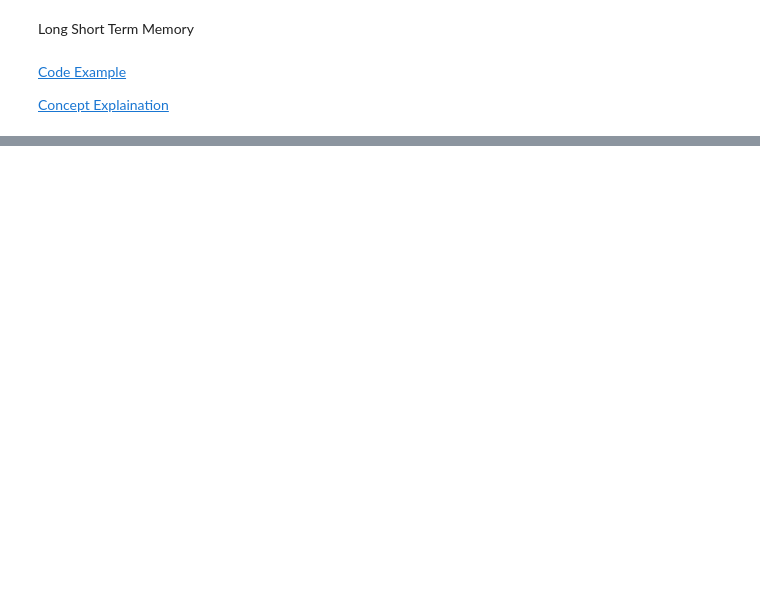
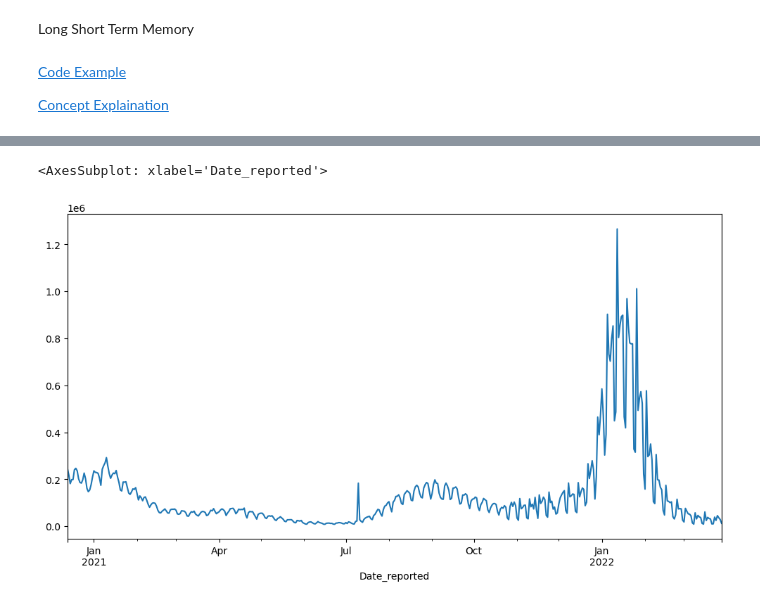
Before and after one commit to jabe1234/Data-Mining-Project, a Jupyter notebook: Python/LSTM.ipynb, the cells around one changed output, grey strips where cells are left out. Drawn from its saved outputs; the diff is of its cells as text; code cells hidden in the pictures; blank space fills up the shorter version.

```diff
--- a/Python/LSTM.ipynb
+++ b/Python/LSTM.ipynb
@@ -20,0 +17,9 @@ To enable them in other operations, rebuild TensorFlow with the appropriate comp
+# %%
+vaccinations = pd.read_csv('./../Data/Final_Datasets/country_vaccinations.csv')
+
+vaccinations = vaccinations[vaccinations['country'] == 'United States']
+
+print(vaccinations)
+
+period_start = vaccinations.iloc[0]['date']
+period_end = vaccinations.iloc[len(vaccinations) - 1]['date']
@@ -20,0 +44,11 @@ To enable them in other operations, rebuild TensorFlow with the appropriate comp
+# %%
+cases = pd.read_csv('./../Data/Final_Datasets/country_death_case.csv',
+                 index_col='Date_reported',
+                 parse_dates=True)
+
+cases = cases[cases['Country'] == 'United States of America']
+# trim the cases to the dates of the vaccinations
+cases = cases.loc[period_start:period_end]
+cases = cases['New_cases']
+print(cases)
+# cases.index.freq = 'MS'
@@ -20,0 +85,6 @@ To enable them in other operations, rebuild TensorFlow with the appropriate comp
+# %%
+# Plotting graph b/w production and date
+cases.plot(figsize=(12, 6))
+# %% [output]
+<AxesSubplot: xlabel='Date_reported'>
+[figure, added]
```
Also changed, not shown: parts of 9 cells of this notebook.
